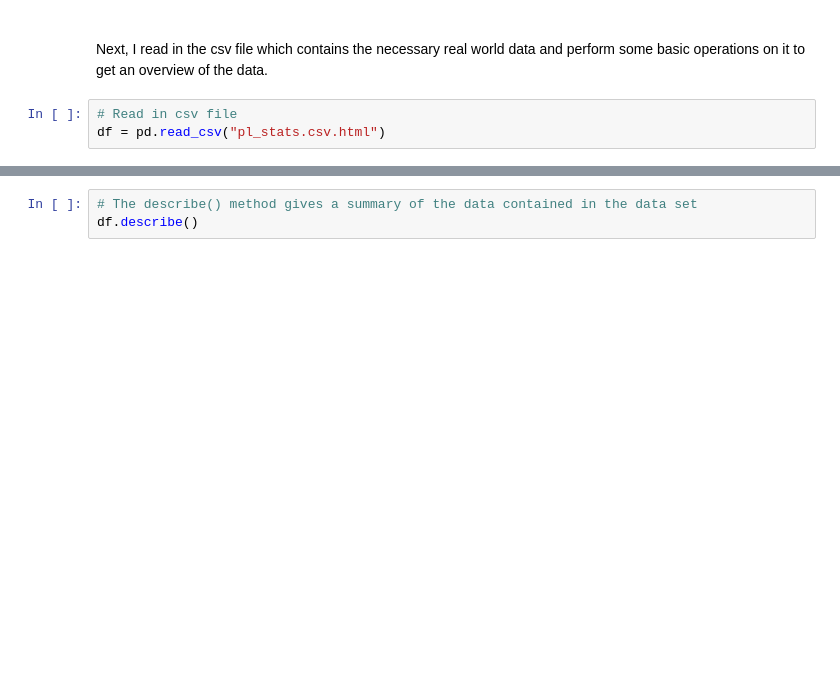
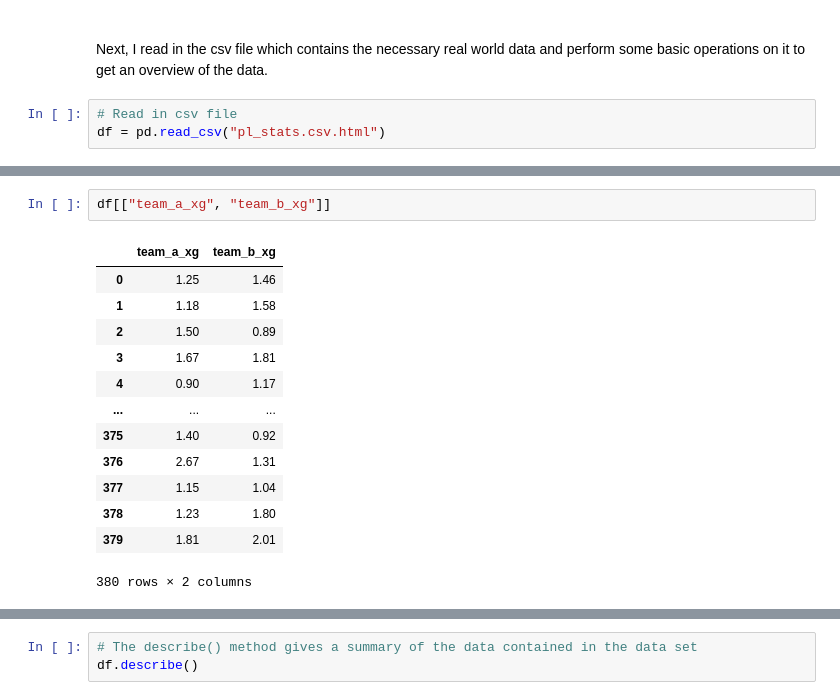
Before and after one commit to colm-o-caoimh/FootballSimulation, a Jupyter notebook: PDA_Project2020.ipynb, the cells around one changed output, grey strips where cells are left out. Saved outputs shown, nothing was run; the diff lists cells and outputs as text; blank space fills up the shorter version.

```diff
--- a/PDA_Project2020.ipynb
+++ b/PDA_Project2020.ipynb
@@ -55,0 +80,16 @@ df = pd.read_csv("pl_stats.csv.html")
+# %%
+df[["team_a_xg", "team_b_xg"]]
+# %% [output]
+|  | team_a_xg | team_b_xg |
+| 0 | 1.25 | 1.46 |
+| 1 | 1.18 | 1.58 |
+| 2 | 1.50 | 0.89 |
+| 3 | 1.67 | 1.81 |
+| 4 | 0.90 | 1.17 |
+| ... | ... | ... |
+| 375 | 1.40 | 0.92 |
+| 376 | 2.67 | 1.31 |
+| 377 | 1.15 | 1.04 |
+| 378 | 1.23 | 1.80 |
+| 379 | 1.81 | 2.01 |
+380 rows × 2 columns
```
Also changed, not shown: parts of 25 cells of this notebook.
